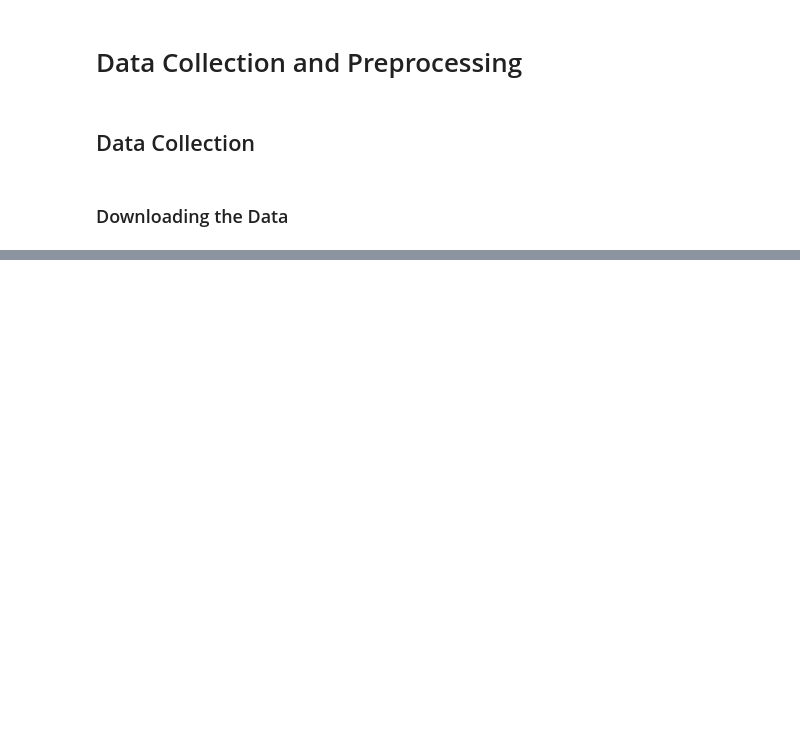
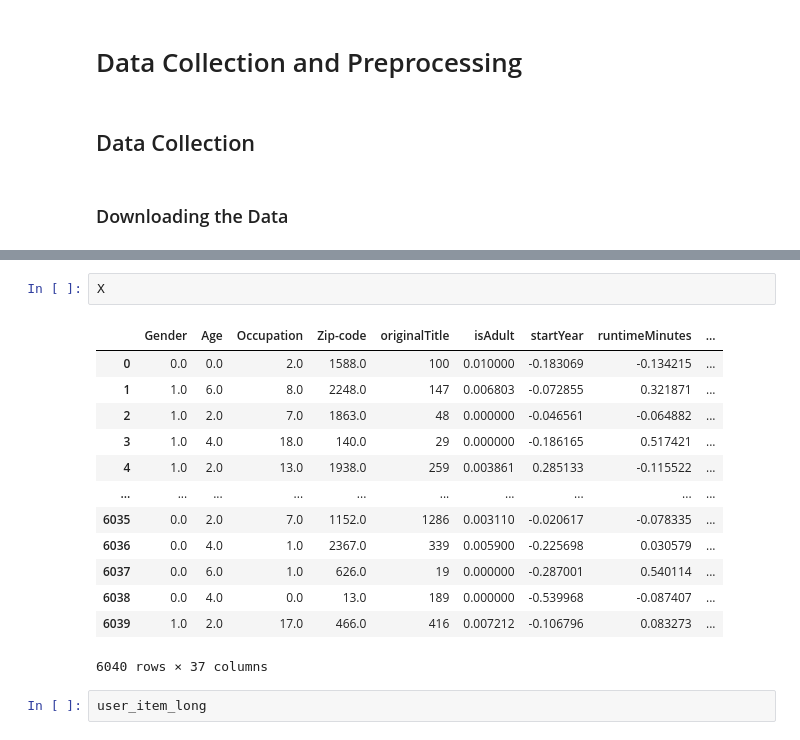
Before and after one commit to chuklee/recommender_system, a Jupyter notebook: main.ipynb, the cells around one changed output, grey strips where cells are left out. Drawn from its saved outputs; the diff is of its cells as text; blank space fills up the shorter version.

```diff
--- a/main.ipynb
+++ b/main.ipynb
@@ -50,0 +395,18 @@ Unzipping complete.
+# %%
+X
+# %% [output]
+|  | Gender | Age | Occupation | Zip-code | originalTitle | isAdult | startYear | runtimeMinutes | ... |
+| 0 | 0.0 | 0.0 | 2.0 | 1588.0 | 100 | 0.010000 | -0.183069 | -0.134215 | ... |
+| 1 | 1.0 | 6.0 | 8.0 | 2248.0 | 147 | 0.006803 | -0.072855 | 0.321871 | ... |
+| 2 | 1.0 | 2.0 | 7.0 | 1863.0 | 48 | 0.000000 | -0.046561 | -0.064882 | ... |
+| 3 | 1.0 | 4.0 | 18.0 | 140.0 | 29 | 0.000000 | -0.186165 | 0.517421 | ... |
+| 4 | 1.0 | 2.0 | 13.0 | 1938.0 | 259 | 0.003861 | 0.285133 | -0.115522 | ... |
+| ... | ... | ... | ... | ... | ... | ... | ... | ... | ... |
+| 6035 | 0.0 | 2.0 | 7.0 | 1152.0 | 1286 | 0.003110 | -0.020617 | -0.078335 | ... |
+| 6036 | 0.0 | 4.0 | 1.0 | 2367.0 | 339 | 0.005900 | -0.225698 | 0.030579 | ... |
+| 6037 | 0.0 | 6.0 | 1.0 | 626.0 | 19 | 0.000000 | -0.287001 | 0.540114 | ... |
+| 6038 | 0.0 | 4.0 | 0.0 | 13.0 | 189 | 0.000000 | -0.539968 | -0.087407 | ... |
+| 6039 | 1.0 | 2.0 | 17.0 | 466.0 | 416 | 0.007212 | -0.106796 | 0.083273 | ... |
+6040 rows × 37 columns
+# %%
+user_item_long
```
Also changed, not shown: parts of 25 cells of this notebook, 2 other files.
